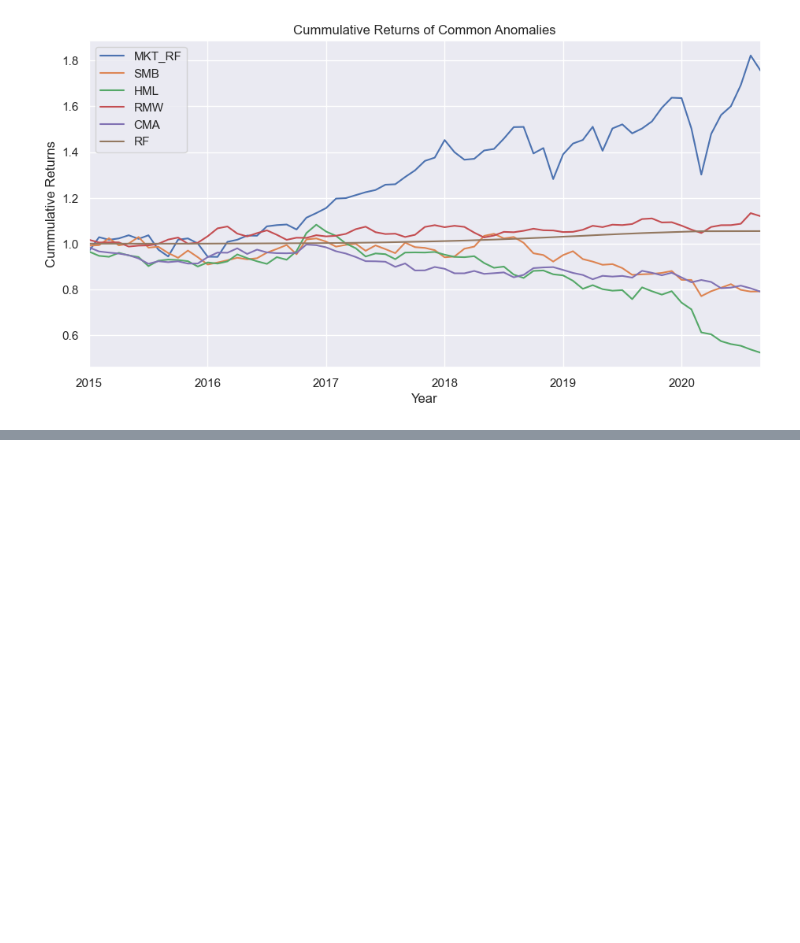
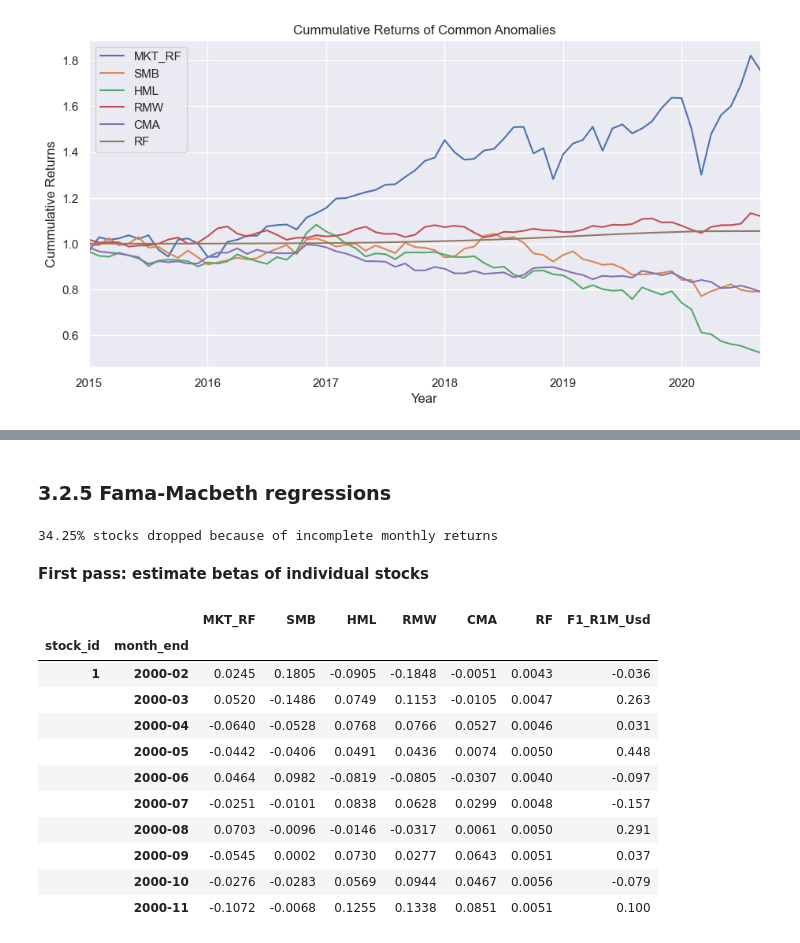
Before and after one commit to ronnieqt/mlfactor-py, a Jupyter notebook: 3_factor_investing.ipynb, the cells around one changed output, grey strips where cells are left out. Cells and saved outputs as stored; diff of their text form; code cells hidden in the pictures; blank space fills up the shorter version.

```diff
--- a/3_factor_investing.ipynb
+++ b/3_factor_investing.ipynb
@@ -106,0 +123,12 @@ pass
+# %% [markdown]
+### 3.2.5 Fama-Macbeth regressions
+# %%
+n_stocks = data_ml.index.get_level_values('stock_id').unique().size
+
+pds_notnull_count = data_ml['R1M_Usd'].notnull().groupby('stock_id').sum()
+stock_ids_short = pds_notnull_count[lambda x: x == x.max()].index.to_list()
+df_fm_data = data_ml.loc[pd.IndexSlice[stock_ids_short,:], ['R1M_Usd']]
+
+print(f'{round(100*(1-len(stock_ids_short)/n_stocks), 2)}% stocks dropped because of incomplete monthly returns')
+# %% [output]
+34.25% stocks dropped because of incomplete monthly returns
@@ -106,0 +142,25 @@ pass
+# %% [markdown]
+**First pass: estimate betas of individual stocks**
+# %%
+# R1M_Usd: the 1 month future returns
+df_fm_1st_data = (
+    df_fm_data.
+    merge(df_ff_5f_m, how='left', left_on='month_end', right_index=True).
+    sort_index().
+    assign(F1_R1M_Usd = lambda df: df.groupby(by='stock_id')['R1M_Usd'].shift(1)).
+    drop(columns=['R1M_Usd']).dropna()
+)
+df_fm_1st_data.head(10)
+# %% [output]
+|  |  | MKT_RF | SMB | HML | RMW | CMA | RF | F1_R1M_Usd |
+| stock_id | month_end |  |  |  |  |  |  |  |
+| 1 | 2000-02 | 0.0245 | 0.1805 | -0.0905 | -0.1848 | -0.0051 | 0.0043 | -0.036 |
+|  | 2000-03 | 0.0520 | -0.1486 | 0.0749 | 0.1153 | -0.0105 | 0.0047 | 0.263 |
+|  | 2000-04 | -0.0640 | -0.0528 | 0.0768 | 0.0766 | 0.0527 | 0.0046 | 0.031 |
+|  | 2000-05 | -0.0442 | -0.0406 | 0.0491 | 0.0436 | 0.0074 | 0.0050 | 0.448 |
+|  | 2000-06 | 0.0464 | 0.0982 | -0.0819 | -0.0805 | -0.0307 | 0.0040 | -0.097 |
+|  | 2000-07 | -0.0251 | -0.0101 | 0.0838 | 0.0628 | 0.0299 | 0.0048 | -0.157 |
+|  | 2000-08 | 0.0703 | -0.0096 | -0.0146 | -0.0317 | 0.0061 | 0.0050 | 0.291 |
+|  | 2000-09 | -0.0545 | 0.0002 | 0.0730 | 0.0277 | 0.0643 | 0.0051 | 0.037 |
+|  | 2000-10 | -0.0276 | -0.0283 | 0.0569 | 0.0944 | 0.0467 | 0.0056 | -0.079 |
+|  | 2000-11 | -0.1072 | -0.0068 | 0.1255 | 0.1338 | 0.0851 | 0.0051 | 0.100 |
```
Also changed, not shown: parts of 14 cells of this notebook, 1 other file.
